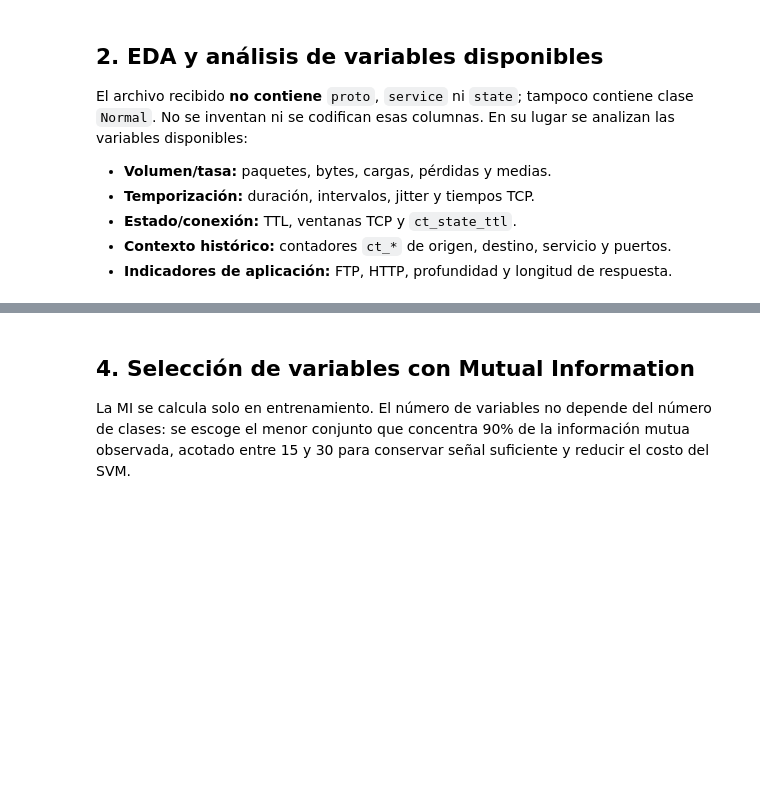
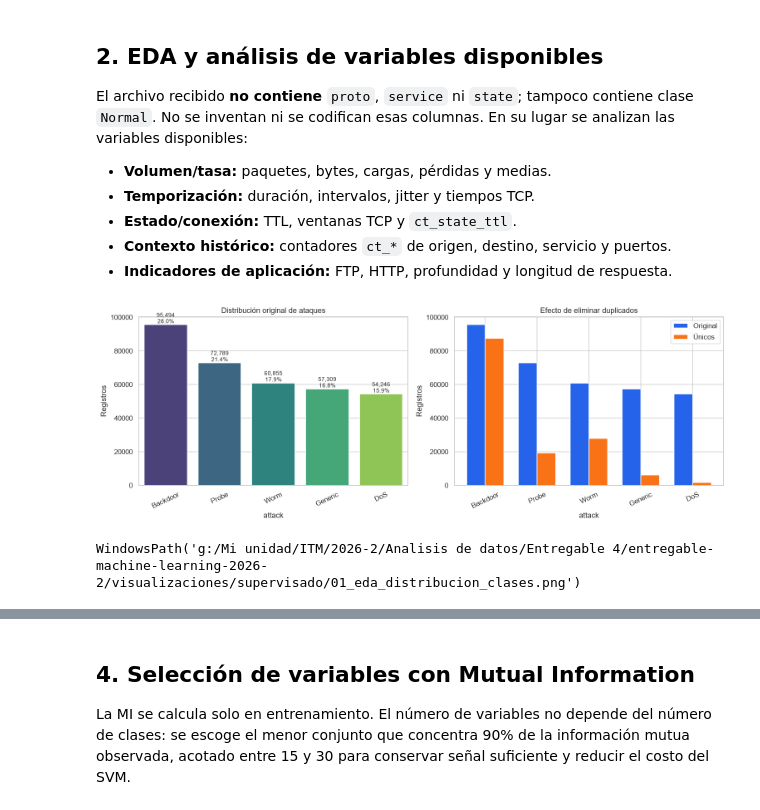
Before and after one commit to Leoces95/entregable-machine-learning-2026-2, a Jupyter notebook: 01_supervisado_unsw_nb15.ipynb, the cells around one changed output, grey strips where cells are left out. Drawn from its saved outputs; the diff is of its cells as text; code cells hidden in the pictures; blank space fills up the shorter version.

Commit message:
fix: se eliminan duplicados exactos antes de hacer la particion para veitar fuga entre train y test y se suben los graficos al repo

```diff
--- a/01_supervisado_unsw_nb15.ipynb
+++ b/01_supervisado_unsw_nb15.ipynb
@@ -142,11 +144,23 @@ assert all(pd.api.types.is_numeric_dtype(df_raw[c]) for c in FEATURES)
 class_counts_raw = df_raw[TARGET].value_counts()
 missing_total = int(df_raw.isna().sum().sum())
 inf_total = int(np.isinf(df_raw[FEATURES].to_numpy()).sum())
+exact_duplicates = int(df_raw.duplicated().sum())
+feature_duplicates = int(df_raw.duplicated(subset=FEATURES).sum())
+conflicting_feature_groups = int(
+    (df_raw.groupby(FEATURES, sort=False, dropna=False)[TARGET].nunique() > 1).sum()
+)
 
 print(f"Archivo: {DATA_PATH}")
 print(f"Dimensión original: {df_raw.shape[0]:,} filas × {df_raw.shape[1]} columnas")
 print(f"Variables predictoras numéricas: {len(FEATURES)}")
 print(f"Faltantes: {missing_total:,} | Infinitos: {inf_total:,}")
+print(f"Duplicados exactos: {exact_duplicates:,} ({exact_duplicates/len(df_raw):.1%})")
+print(f"Duplicados por predictores: {feature_duplicates:,} | grupos con etiquetas conflictivas: {conflicting_feature_groups}")
 display(pd.DataFrame({"n": class_counts_raw, "%": (100 * class_counts_raw / len(df_raw)).round(2)}))
 
-df = df_raw.copy()
+# Los duplicados exactos producirían el mismo vector en train y test y sobreestimarían la generalización.
+# Se conservan en el EDA para describir el archivo recibido, pero se eliminan antes de modelar.
+df = df_raw.drop_duplicates().reset_index(drop=True)
+class_counts_unique = df[TARGET].value_counts()
+print(f"Registros únicos usados en modelado: {len(df):,}")
+display(pd.DataFrame({"n_unicos": class_counts_unique, "%_unicos": (100 * class_counts_unique / len(df)).round(2)}))
@@ -163,13 +199,24 @@ No se inventan ni se codifican esas columnas. En su lugar se analizan las variab
 - **Indicadores de aplicación:** FTP, HTTP, profundidad y longitud de respuesta.
 # %%
 order = class_counts_raw.index.tolist()
-fig, ax = plt.subplots(figsize=(8, 5))
+fig, axes = plt.subplots(1, 2, figsize=(14, 5))
 colors = sns.color_palette("viridis", len(order))
-sns.barplot(x=class_counts_raw.index, y=class_counts_raw.values, hue=class_counts_raw.index, ax=ax, palette=colors, legend=False)
-ax.set(title="Distribución de ataques", xlabel="attack", ylabel="Registros")
-ax.tick_params(axis="x", rotation=25)
+sns.barplot(x=class_counts_raw.index, y=class_counts_raw.values, hue=class_counts_raw.index, ax=axes[0], palette=colors, legend=False)
+axes[0].set(title="Distribución original de ataques", xlabel="attack", ylabel="Registros")
+axes[0].tick_params(axis="x", rotation=25)
 for i, value in enumerate(class_counts_raw.values):
-    ax.text(i, value, f"{value:,}\n{value/len(df_raw):.1%}", ha="center", va="bottom", fontsize=9)
+    axes[0].text(i, value, f"{value:,}\n{value/len(df_raw):.1%}", ha="center", va="bottom", fontsize=9)
+
+unique_aligned = class_counts_unique.reindex(order)
+x = np.arange(len(order))
+axes[1].bar(x - 0.18, class_counts_raw.reindex(order).values, width=0.36, label="Original", color="#2563EB")
+axes[1].bar(x + 0.18, unique_aligned.values, width=0.36, label="Únicos", color="#F97316")
+axes[1].set_xticks(x, order, rotation=25)
+axes[1].set(title="Efecto de eliminar duplicados", xlabel="attack", ylabel="Registros")
+axes[1].legend()
 savefig("01_eda_distribucion_clases.png")
+# %% [output]
+[figure, added]
+WindowsPath('g:/Mi unidad/ITM/2026-2/Analisis de datos/Entregable 4/entregable-machine-learning-2026-2/visualizaciones/supervisado/01_eda_distribucion_clases.png')
 # %%
 quality = pd.DataFrame({
```
Also changed, not shown: parts of 22 cells of this notebook, 45 other files.
